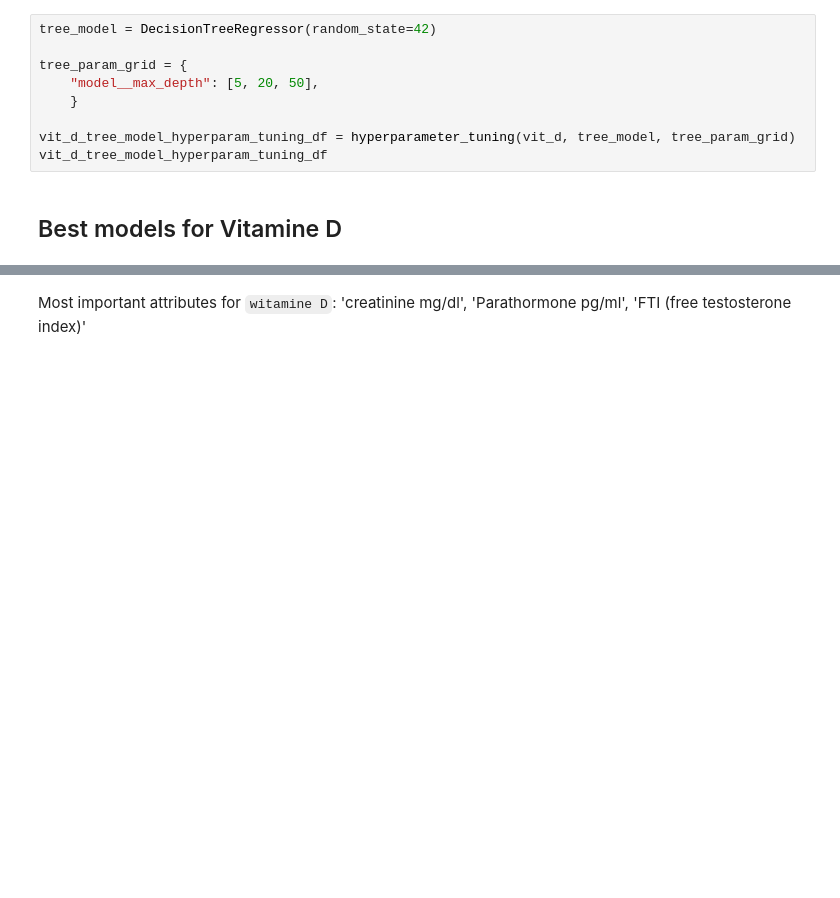
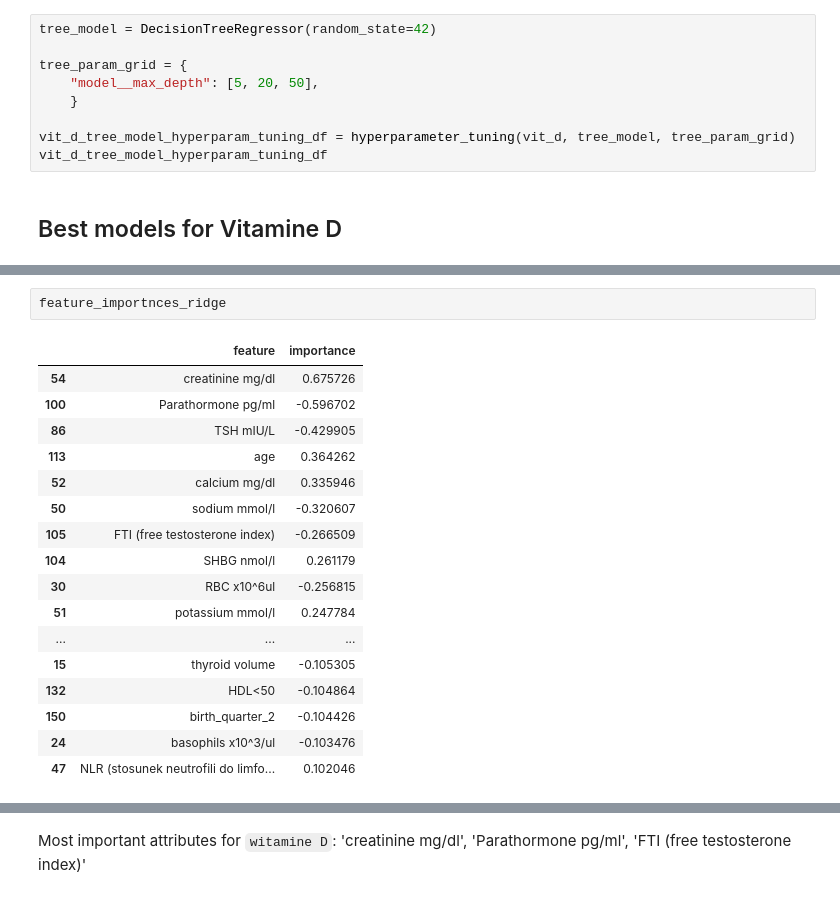
Before and after one commit to Karina-00/Master_project, a Jupyter notebook: training_models.ipynb, the cells around one changed output, grey strips where cells are left out. Drawn from its saved outputs; the diff is of its cells as text; blank space fills up the shorter version.

```diff
--- a/training_models.ipynb
+++ b/training_models.ipynb
@@ -1159,0 +1124,20 @@ vit_d_model_scores_df
+# %%
+feature_importnces_ridge
+# %% [output]
+|  | feature | importance |
+| 54 | creatinine mg/dl | 0.675726 |
+| 100 | Parathormone pg/ml | -0.596702 |
+| 86 | TSH mIU/L | -0.429905 |
+| 113 | age | 0.364262 |
+| 52 | calcium mg/dl | 0.335946 |
+| 50 | sodium mmol/l | -0.320607 |
+| 105 | FTI (free testosterone index) | -0.266509 |
+| 104 | SHBG nmol/l | 0.261179 |
+| 30 | RBC x10^6ul | -0.256815 |
+| 51 | potassium mmol/l | 0.247784 |
+| ... | ... | ... |
+| 15 | thyroid volume | -0.105305 |
+| 132 | HDL<50 | -0.104864 |
+| 150 | birth_quarter_2 | -0.104426 |
+| 24 | basophils x10^3/ul | -0.103476 |
+| 47 | NLR (stosunek neutrofili do limfo... | 0.102046 |
```
Also changed, not shown: parts of 16 cells of this notebook, 18 other files.
